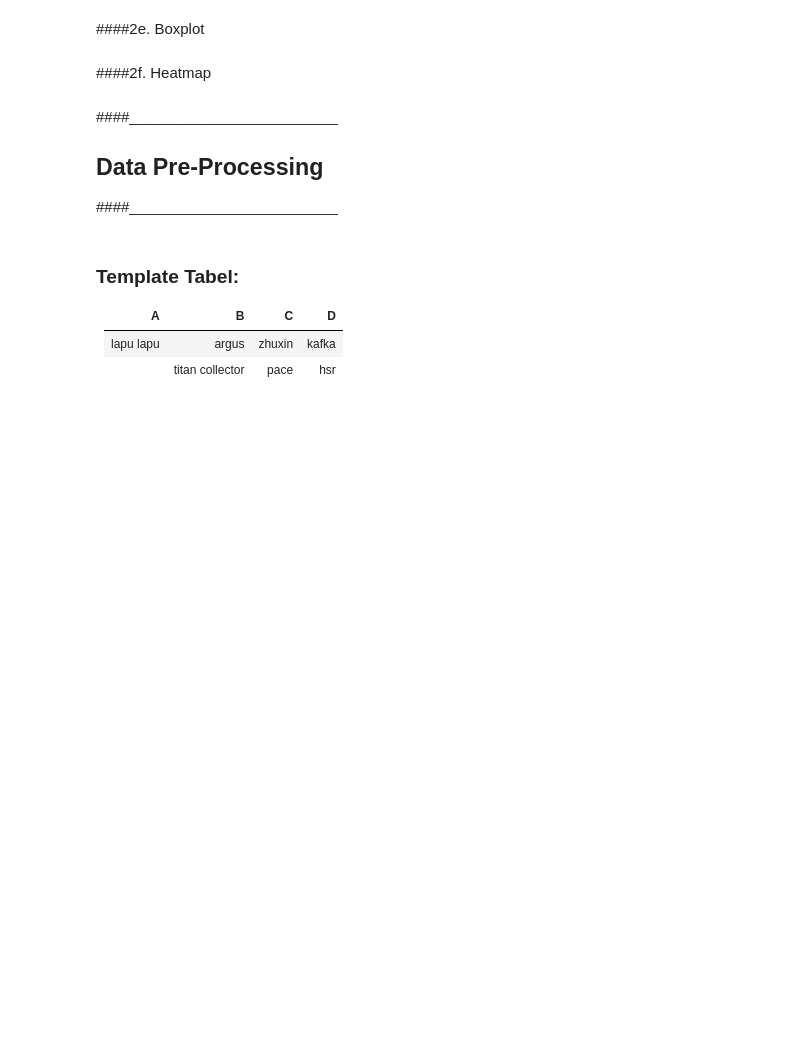
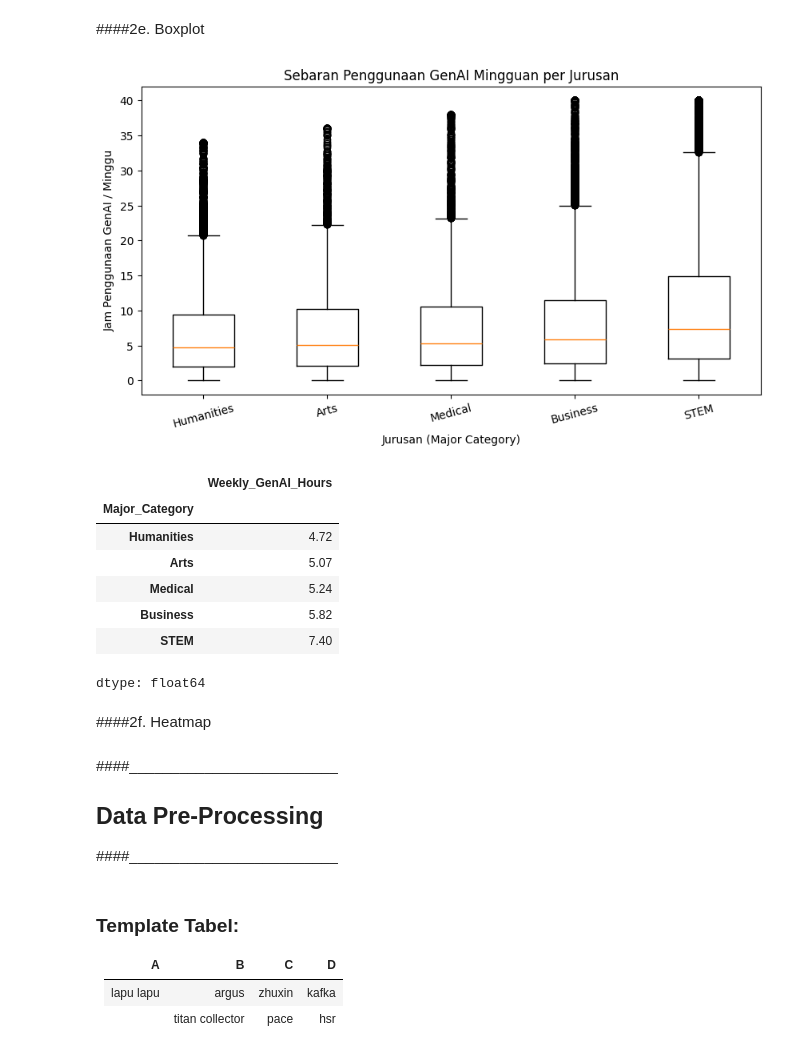
Before and after one commit to Shxrp08/Project_SG_I-Smile_Group6_2026, a Jupyter notebook: Project_SG_Group_6.ipynb, the cells around one changed output. Drawn from its saved outputs; the diff is of its cells as text; code cells hidden in the pictures; blank space fills up the shorter version.

```diff
--- a/Project_SG_Group_6.ipynb
+++ b/Project_SG_Group_6.ipynb
@@ -208,5 +228,30 @@ Jumlah mahasiswa ber GPA lebih sama dengan dari 3.5:: 13346
 # %% [markdown]
 ####2e. Boxplot
+# %%
+# Median jam GenAI per jurusan, diurutkan dari yang paling sedikit
+median_per_jurusan = df.groupby("Major_Category")["Weekly_GenAI_Hours"].median().sort_values()
+urutan = median_per_jurusan.index
+jam_per_jurusan = [df.loc[df["Major_Category"] == k, "Weekly_GenAI_Hours"] for k in urutan]
+
+plt.figure(figsize=(10, 5))
+plt.boxplot(jam_per_jurusan)
+plt.xticks(range(1, len(urutan) + 1), urutan, rotation=15)
+plt.title("Sebaran Penggunaan GenAI Mingguan per Jurusan")
+plt.xlabel("Jurusan (Major Category)")
+plt.ylabel("Jam Penggunaan GenAI / Minggu")
+plt.show()
+
+median_per_jurusan
+# %% [output]
+[figure, added]
+|  | Weekly_GenAI_Hours |
+| Major_Category |  |
+| Humanities | 4.72 |
+| Arts | 5.07 |
+| Medical | 5.24 |
+| Business | 5.82 |
+| STEM | 7.40 |
+dtype: float64
 # %% [markdown]
 ####2f. Heatmap
 # %% [markdown]
```
Also changed, not shown: parts of 6 cells of this notebook.
